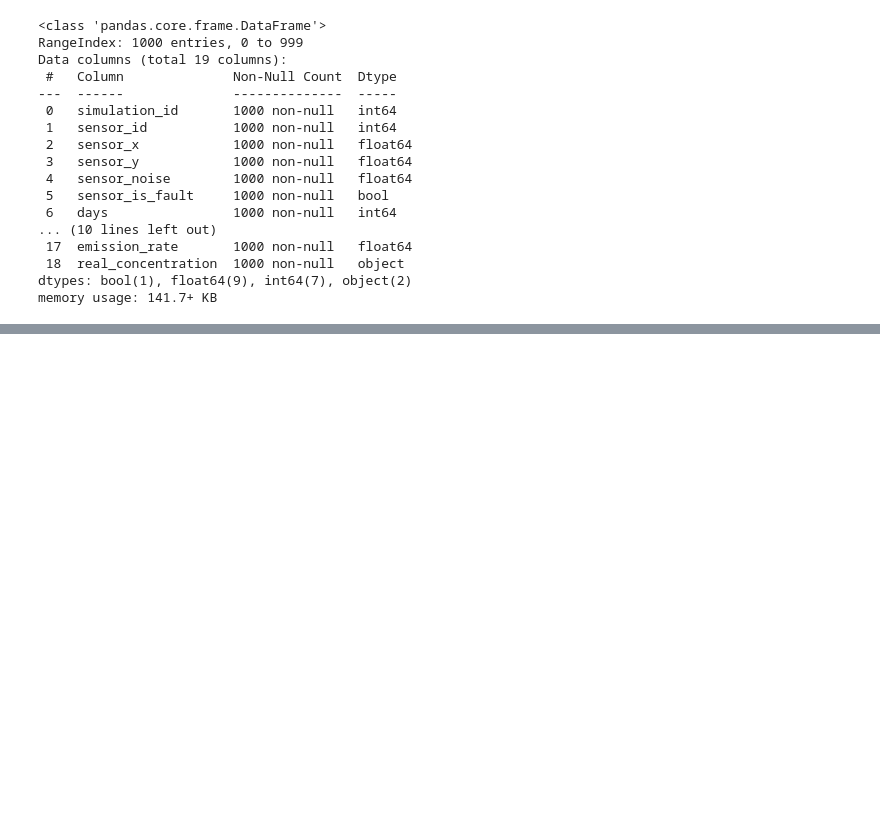
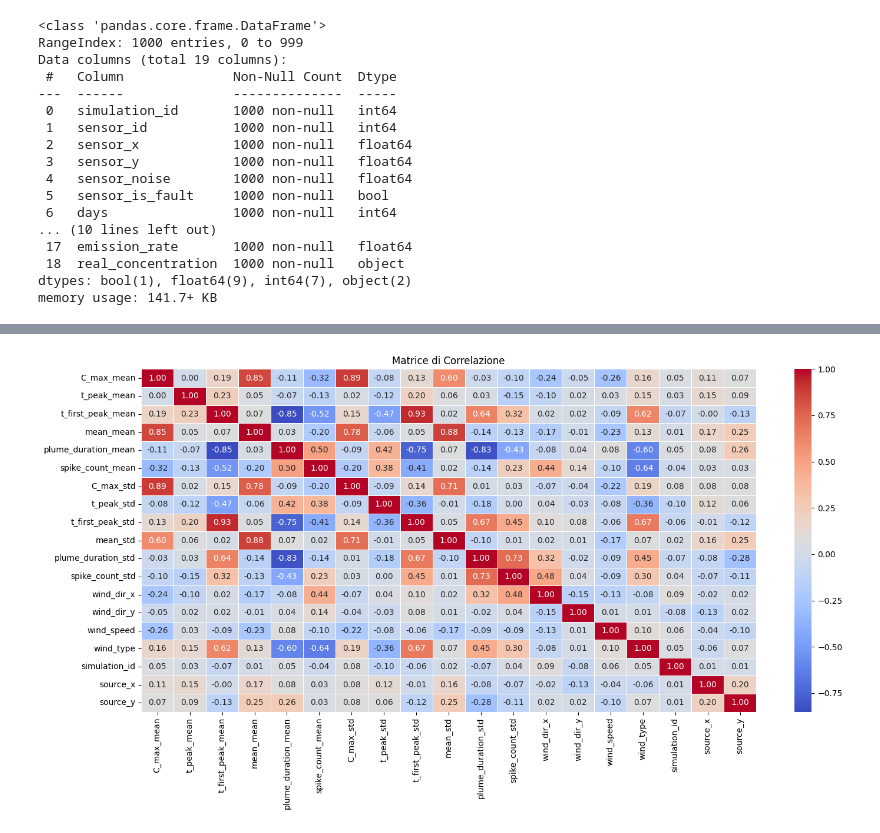
Before and after one commit to minicla03/PENTION, a Jupyter notebook: EmissionSouceLocalization/emission_source.ipynb, the cells around one changed output, grey strips where cells are left out. Cells and saved outputs as stored; diff of their text form; code cells hidden in the pictures; blank space fills up the shorter version.

```diff
--- a/EmissionSouceLocalization/emission_source.ipynb
+++ b/EmissionSouceLocalization/emission_source.ipynb
@@ -328,0 +452,30 @@ Index(['wind_dir_x__fft_coefficient__attr_"real"__coeff_53',
+# %%
+from sklearn.preprocessing import StandardScaler
+
+# Rimuovi colonne costanti
+features_df = sim_feature.loc[:, sim_feature.nunique() > 1]
+
+# Sostituisci NaN
+features_df = features_df.fillna(0)
+
+# Rimuovi feature altamente correlate (>0.95)
+corr = features_df.corr().abs()
+upper = corr.where(np.triu(np.ones(corr.shape), k=1).astype(bool))
+drop_cols = [col for col in upper.columns if any(upper[col] > 0.95)]
+features_df.drop(columns=drop_cols, inplace=True)
+
+from sklearn.preprocessing import StandardScaler
+
+cols_to_exclude = ['simulation_id', 'source_x', 'source_y']
+cols_to_scale = [c for c in features_df.columns if c not in cols_to_exclude]
+
+scaler = StandardScaler()
+scaled_values = scaler.fit_transform(features_df[cols_to_scale])
+
+X_scaled = pd.DataFrame(scaled_values, columns=cols_to_scale)
+X_scaled[cols_to_exclude] = features_df[cols_to_exclude].values
+
+X_scaled = X_scaled[features_df.columns]
+
+print(f"[INFO] Dati finali scalati: {X_scaled.shape}")
+print(X_scaled.columns)
@@ -328,0 +490,9 @@ Index(['wind_dir_x__fft_coefficient__attr_"real"__coeff_53',
+# %%
+matrix_corr=X_scaled.corr()
+plt.figure(figsize=(15, 8))
+sns.heatmap(matrix_corr, annot=True, cmap='coolwarm',fmt=".2f", linewidths=0.5)
+plt.title("Matrice di Correlazione")
+plt.tight_layout()
+plt.show()
+# %% [output]
+[figure, added]
```
Also changed, not shown: parts of 18 cells of this notebook, 2 other files.
